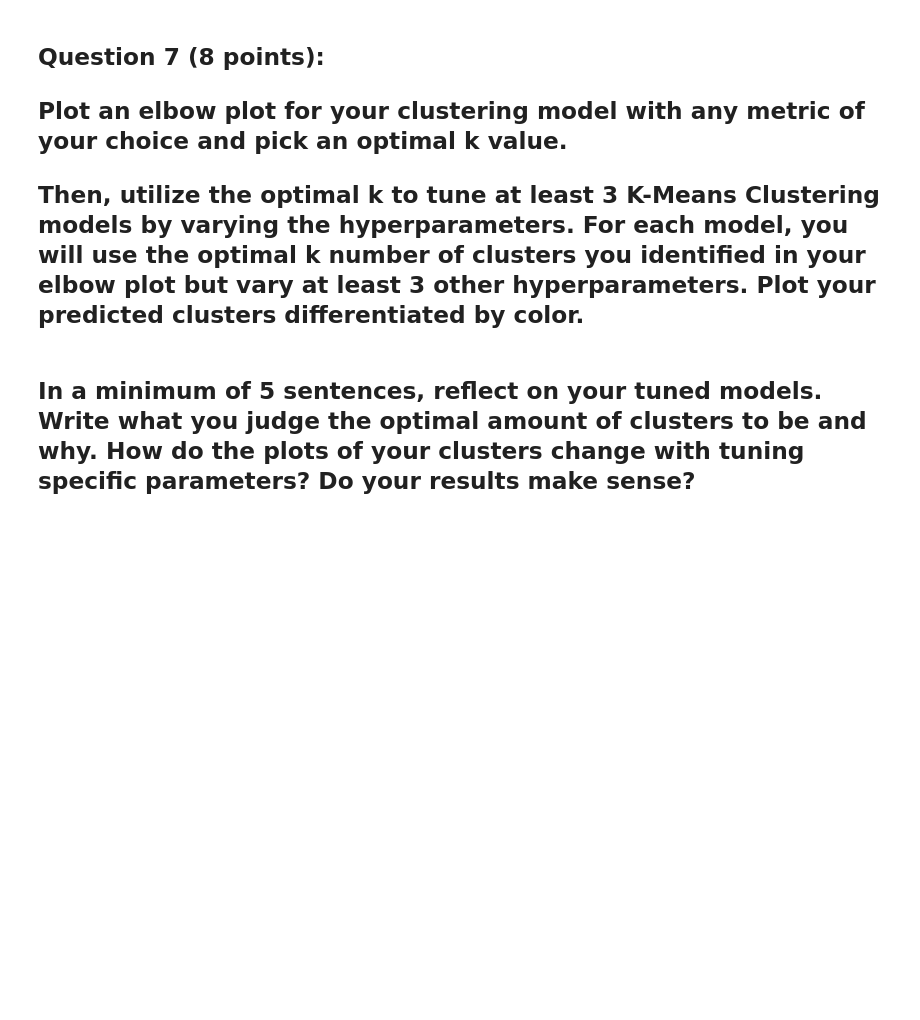
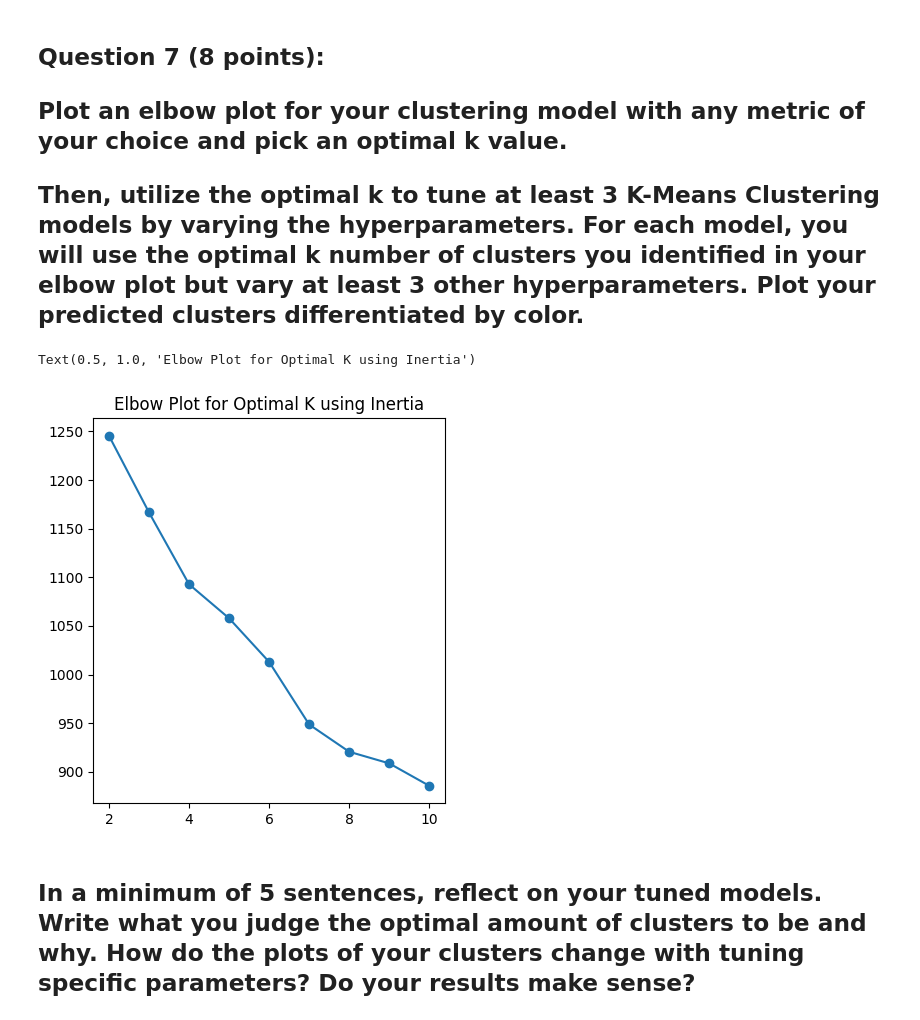
Before and after one commit to tracyhua2/DS3001, a Jupyter notebook: Labs/Lab_4_Unsupervised_Learning.ipynb, the cells around one changed output. Drawn from its saved outputs; the diff is of its cells as text; code cells hidden in the pictures; blank space fills up the shorter version.

```diff
--- a/Labs/Lab_4_Unsupervised_Learning.ipynb
+++ b/Labs/Lab_4_Unsupervised_Learning.ipynb
@@ -219,9 +210,8 @@ from sklearn.preprocessing import StandardScaler, MinMaxScaler
 # %%
 # standardization
 numeric_cols = ['Total','HP','Attack','Defense','Sp. Atk','Sp. Def','Speed','Generation']
-numeric_data = pokemon_df[numeric_cols]
 
 std_scaler = StandardScaler()
-standardized_data = std_scaler.fit_transform(numeric_data)
-print(standardized_data)
+pokemon_df[numeric_cols] = std_scaler.fit_transform(pokemon_df[numeric_cols])
+print(pokemon_df)
 # %% [output]
@@ -241,6 +235,6 @@ print(standardized_data)
 # %%
 # normalization
 norm_scaler = MinMaxScaler()
-normalized_data = norm_scaler.fit_transform(numeric_data)
-print(normalized_data)
+pokemon_df[numeric_cols] = norm_scaler.fit_transform(pokemon_df[numeric_cols])
+print(pokemon_df)
 # %% [output]
@@ -264,0 +302,3 @@ print(normalized_data)
+# %%
+features = pokemon_df.drop(columns=['#','Name'])
+print(features.head())
@@ -274,6 +359,21 @@ print(normalized_data)
 ## Plot an elbow plot for your clustering model with any metric of your choice and pick an optimal k value.
 
 ## Then, utilize the optimal k to tune at least 3 K-Means Clustering models by varying the hyperparameters. For each model, you will use the optimal k number of clusters you identified in your elbow plot but vary at least 3 other hyperparameters. Plot your predicted clusters differentiated by color.
+# %%
+# elbow plot for optimal k value
+inertia = []
+for k in range(2,11):
+  kmeans = KMeans(n_clusters=k, random_state=3001, max_iter=500, init='random')
+  kmeans.fit(features)
+  inertia.append(kmeans.inertia_)
+
+plt.figure(figsize=(10,5))
+plt.subplot(1,2,1)
+plt.plot(range(2,11), inertia, marker='o')
+plt.title('Elbow Plot for Optimal K using Inertia')
+# %% [output]
+Text(0.5, 1.0, 'Elbow Plot for Optimal K using Inertia')
+[figure, added]
 # %% [markdown]
 ## In a minimum of 5 sentences, reflect on your tuned models. Write what you judge the optimal amount of clusters to be and why. How do the plots of your clusters change with tuning specific parameters? Do your results make sense?
 # %% [markdown]
```
Also changed, not shown: parts of 11 cells of this notebook.
